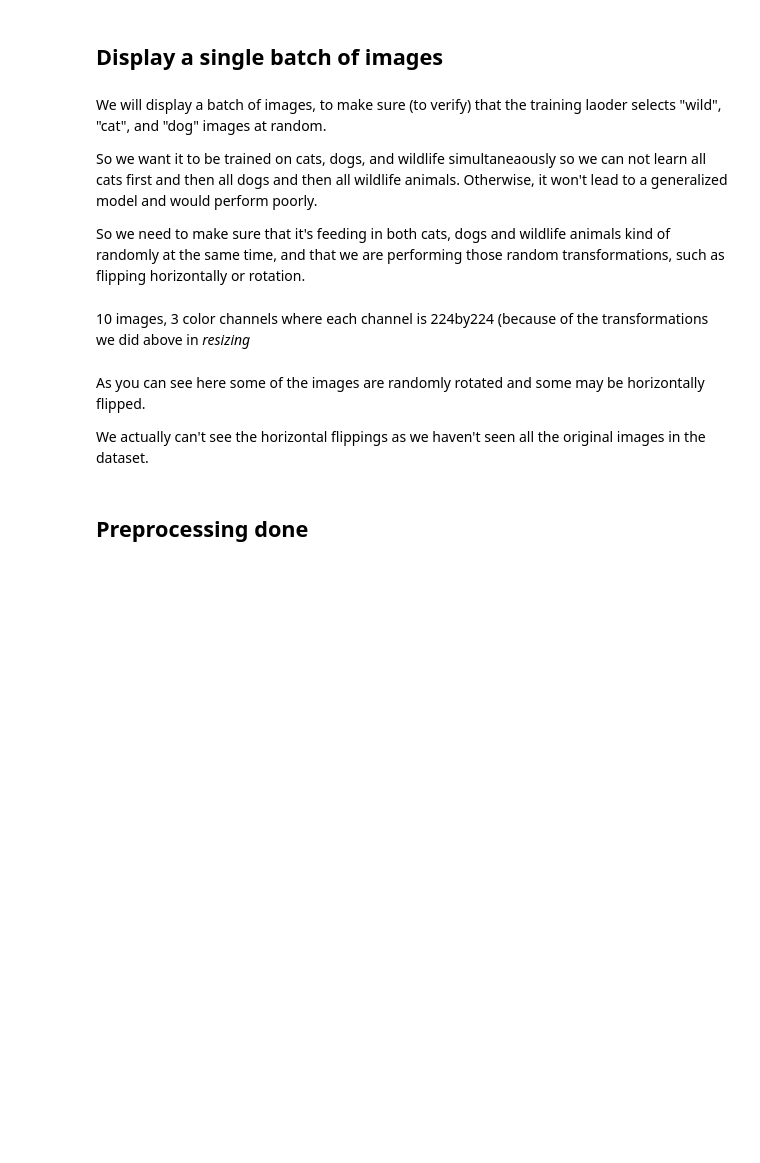
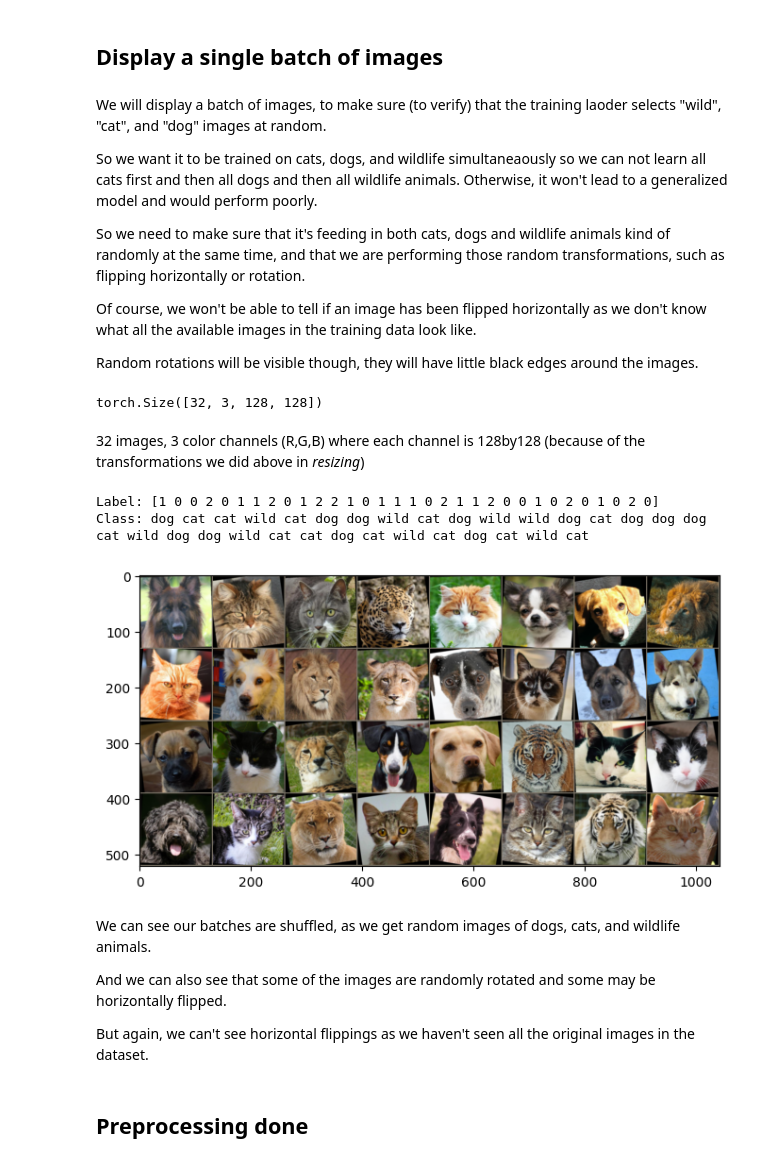
Before and after one commit to malikkotb/Seminar_SS23, a Jupyter notebook: Image_Classification_CNN.ipynb, the cells around one changed output. Cells and saved outputs as stored; diff of their text form; code cells hidden in the pictures; blank space fills up the shorter version.

```diff
--- a/Image_Classification_CNN.ipynb
+++ b/Image_Classification_CNN.ipynb
@@ -194,20 +240,13 @@ Source:
 # %%
-# Compose() to perform a variety of transformations
-train_transform = transforms.Compose([
-        transforms.RandomRotation(10),      # rotate +/- 10 degrees
-        transforms.RandomHorizontalFlip(),  # reverse 50% of images
-        transforms.Resize(128),             # resize to 128x128
-        # resizing to a smaller dimension can speed up training iterations
-        transforms.ToTensor(), # ToTensor()
-        transforms.Normalize([0.485, 0.456, 0.406],
-                             [0.229, 0.224, 0.225])
-    ])
+# TEST TRANSFORMS
+# For the test set, we don't want to randomly rotate and randomly
+# flip these images. Because we're really just using those transforms
+# to test out the capability of the network to predict on a
+# new real image of a dog or a cat or a wildlife animal.
+# And the real images in the dataset, those aren't randomly rotated/flipped.
 
-# For the test set, I don't want to randomly rotate and randomly
-# flip these images, since we're really just using those transforms
-# to test out the capability of the network to predict on a
-# new real image of a dog or a cat.
-# And the real images in the dataset, those aren't randomly rotated/flipped.
+# But images in test set need to be in the same dimensions that the network was trained on.
+# and be normalised, so that they are in the same value range that the network was trained on
 
 test_transform = transforms.Compose([
         transforms.Resize(128),
@@ -250,3 +334,11 @@ So essentially, as we're feeding in these randomly transformed batches, we're no
+# %%
+# Preparing the batches and shuffle
+
+torch.manual_seed(67) # seed for shuffling
+train_loader = DataLoader(train_data, batch_size=32, shuffle=True)
+# do shuffle on training data
+test_loader = DataLoader(test_data, batch_size=32, shuffle=False)
+# don't shuffle on test data
 # %% [markdown]
 ## Display a single batch of images
 # %% [markdown]
@@ -255,3 +347,7 @@ We will display a batch of images, to make sure (to verify) that the training la
  So we want it to be trained on cats, dogs, and wildlife simultaneaously so we can not learn all cats first and then all dogs and then all wildlife animals. Otherwise, it won't lead to a generalized model and would perform poorly.
 
 So we need to make sure that it's feeding in both cats, dogs and wildlife animals kind of randomly at the same time, and that we are performing those random transformations, such as flipping horizontally or rotation.
+
+Of course, we won't be able to tell if an image has been flipped horizontally as we don't know what all the available images in the training data look like.
+
+Random rotations will be visible though, they will have little black edges around the images.
@@ -258,35 +359,42 @@ So we need to make sure that it's feeding in both cats, dogs and wildlife animal
+# %%
+images.shape
+# %% [output]
+torch.Size([32, 3, 128, 128])
 # %% [markdown]
-10 images, 3 color channels where each channel is 224by224 (because of the transformations we did above in *resizing*
+32 images, 3 color channels (R,G,B) where each channel is 128by128 (because of the transformations we did above in *resizing*)
 # %%
-# Grab the first batch of 10 images
-for images,labels in train_loader:
-    break
-
 # Print the labels
 print('Label:', labels.numpy())
 print('Class:', *np.array([class_names[i] for i in labels]))
 
-im = make_grid(images, nrow=6)  # the default nrow is 8
+im = make_grid(images, nrow=8) # make a grid of images (from pytorch torchvision)
 
 # We normalized the images in the transformations, so
-# we will inverse the normalisation
+# we will need to inverse the normalisation to view the images
 
 # Inverse normalize the images
+# code taken from: https://discuss.pytorch.org/t/simple-way-to-inverse-transform-normalization/4821
 inv_normalize = transforms.Normalize(
     mean=[-0.485/0.229, -0.456/0.224, -0.406/0.225],
     std=[1/0.229, 1/0.224, 1/0.225]
 )
 im_inv = inv_normalize(im)
 
 # Print the images
-plt.figure(figsize=(12,4))
+plt.figure(figsize=(12,4)) # make the displayed images a little smaller
 plt.imshow(np.transpose(im_inv.numpy(), (1, 2, 0)));
 # np.transpose(..) -> we have to transpose the axes in order to
 # get the color channel to the correct dimension that matplotlib expects
+# %% [output]
+Label: [1 0 0 2 0 1 1 2 0 1 2 2 1 0 1 1 1 0 2 1 1 2 0 0 1 0 2 0 1 0 2 0]
+Class: dog cat cat wild cat dog dog wild cat dog wild wild dog cat dog dog dog cat wild dog dog wild cat cat dog cat wild cat dog cat wild cat
+[figure, added]
 # %% [markdown]
-As you can see here some of the images are randomly rotated and some may be horizontally flipped.
+We can see our batches are shuffled, as we get random images of dogs, cats, and wildlife animals.
 
-We actually can't see the horizontal flippings as we haven't seen all the original images in the dataset.
+And we can also see that some of the images are randomly rotated and some may be horizontally flipped.
+
+But again, we can't see horizontal flippings as we haven't seen all the original images in the dataset.
 # %% [markdown]
 ## Preprocessing done
 # %% [markdown]
```
Also changed, not shown: parts of 19 cells of this notebook.
